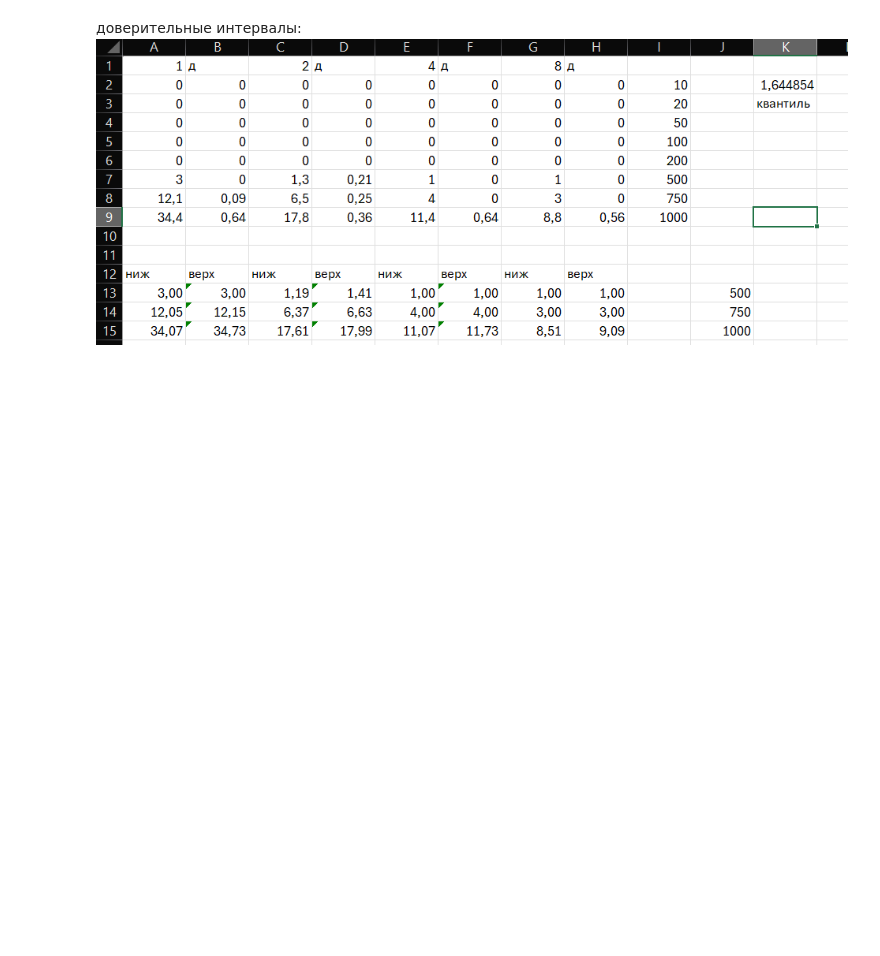
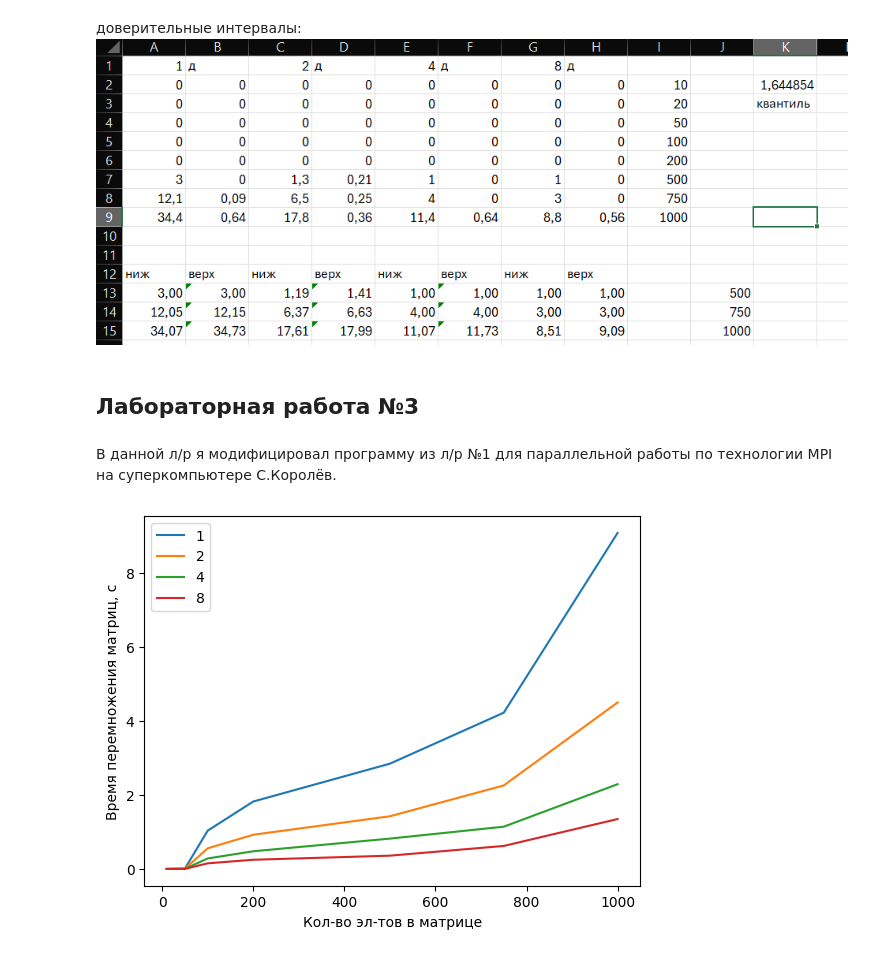
Before and after one commit to negniy/plp_lab1, a Jupyter notebook: a.ipynb, the cells around one changed output. Drawn from its saved outputs; the diff is of its cells as text; code cells hidden in the pictures; blank space fills up the shorter version.

```diff
--- a/a.ipynb
+++ b/a.ipynb
@@ -48,3 +48,55 @@ plt.show()
 [figure]
 # %% [markdown]
 доверительные интервалы:![image.png](attachment:image.png)
+# %% [markdown]
+## Лабораторная работа №3
+# %% [markdown]
+В данной л/р я модифицировал программу из л/р №1 для параллельной работы по технологии MPI на суперкомпьютере С.Королёв.
+# %%
+list_of_size = [10, 20, 50, 100, 200, 500, 750, 1000]
+list_of_times1 = [0.00002105,
+0.001253,
+0.009244,
+1.03349,
+1.81933,
+2.84124,
+4.21792,
+9.07144
+]
+list_of_times2 = [0.000022737886549,
+0.000732593218084,
+0.00567483109426,
+0.5566325382,
+0.922791363546,
+1.421483002,
+2.2533681698,
+4.49441769528
+]
+list_of_times4 = [0.000016811629431,
+0.000370925641189,
+0.0030002196993,
+0.282282572803,
+0.47683199125,
+0.81861656976,
+1.1400989282,
+2.28763214868
+]
+list_of_times8 = [0.0000162143901843,
+0.000175370716092,
+0.00134094734172,
+0.150754819808,
+0.247445030888,
+0.357835928247,
+0.620372937072,
+1.34680199064
+]
+plt.plot(list_of_size, list_of_times1, label ="1")
+plt.plot(list_of_size, list_of_times2, label ="2")
+plt.plot(list_of_size, list_of_times4, label ="4")
+plt.plot(list_of_size, list_of_times8, label ="8")
+plt.legend(loc='best')
+plt.ylabel('Время перемножения матриц, с')
+plt.xlabel('Кол-во эл-тов в матрице')
+plt.show()
+# %% [output]
+[figure, added]
```
Also changed, not shown: parts of 1 cell of this notebook, 4 other files.
